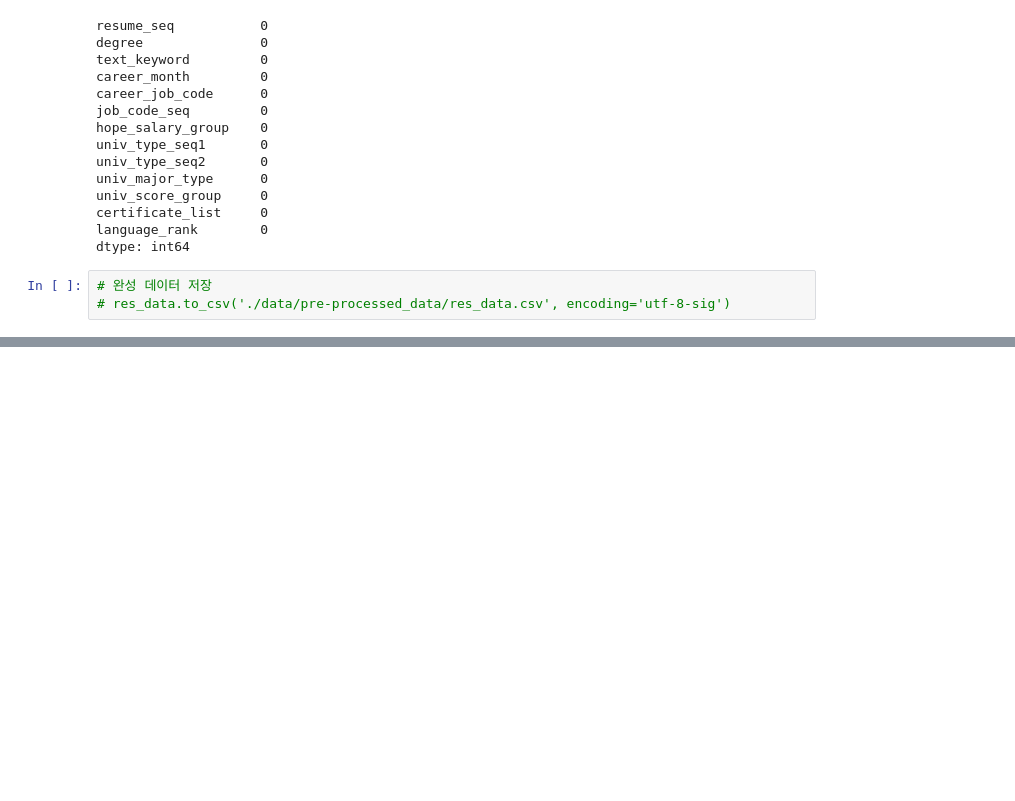
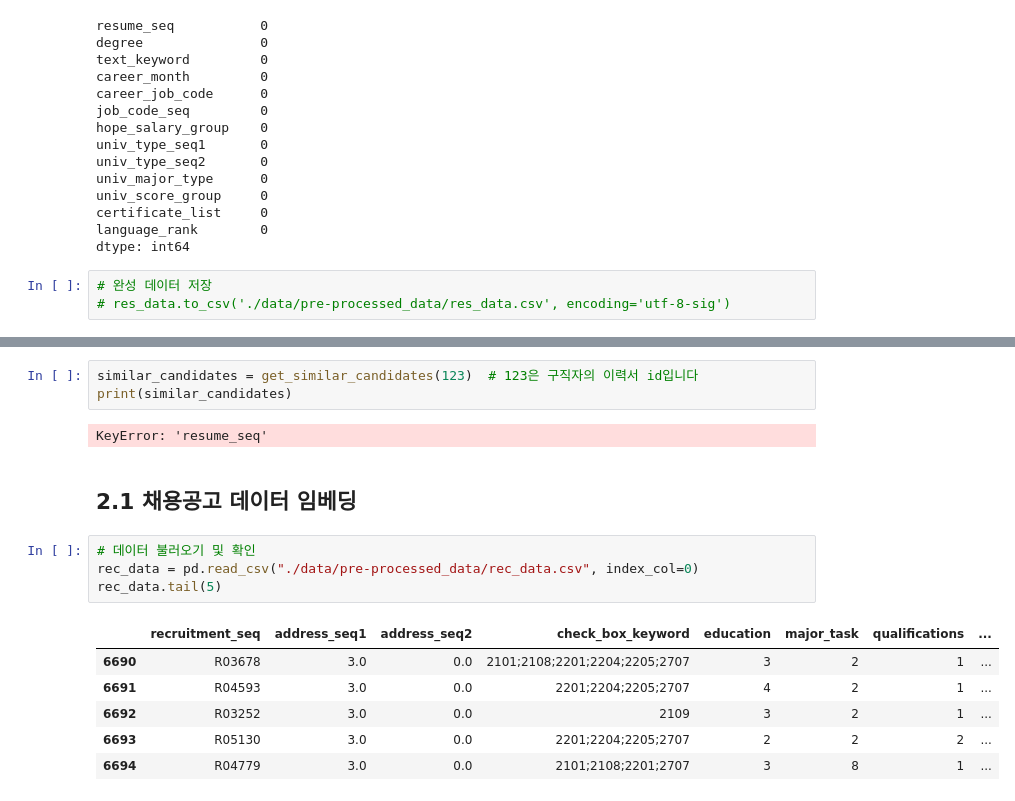
Before and after one commit to Kim-SeongSu/Dacon_Kookmin_University, a Jupyter notebook: kookmin_ai.ipynb, the cells around one changed output, grey strips where cells are left out. Drawn from its saved outputs; the diff is of its cells as text; blank space fills up the shorter version.

```diff
--- a/kookmin_ai.ipynb
+++ b/kookmin_ai.ipynb
@@ -848,0 +923,18 @@ dtype: int64
+# %%
+similar_candidates = get_similar_candidates(123)  # 123은 구직자의 이력서 id입니다
+print(similar_candidates)
+# %% [output]
+KeyError: 'resume_seq'
+# %% [markdown]
+## 2.1 채용공고 데이터 임베딩
+# %%
+# 데이터 불러오기 및 확인
+rec_data = pd.read_csv("./data/pre-processed_data/rec_data.csv", index_col=0)
+rec_data.tail(5)
+# %% [output]
+|  | recruitment_seq | address_seq1 | address_seq2 | check_box_keyword | education | major_task | qualifications | ... |
+| 6690 | R03678 | 3.0 | 0.0 | 2101;2108;2201;2204;2205;2707 | 3 | 2 | 1 | ... |
+| 6691 | R04593 | 3.0 | 0.0 | 2201;2204;2205;2707 | 4 | 2 | 1 | ... |
+| 6692 | R03252 | 3.0 | 0.0 | 2109 | 3 | 2 | 1 | ... |
+| 6693 | R05130 | 3.0 | 0.0 | 2201;2204;2205;2707 | 2 | 2 | 2 | ... |
+| 6694 | R04779 | 3.0 | 0.0 | 2101;2108;2201;2707 | 3 | 8 | 1 | ... |
```
Also changed, not shown: parts of 27 cells of this notebook.
